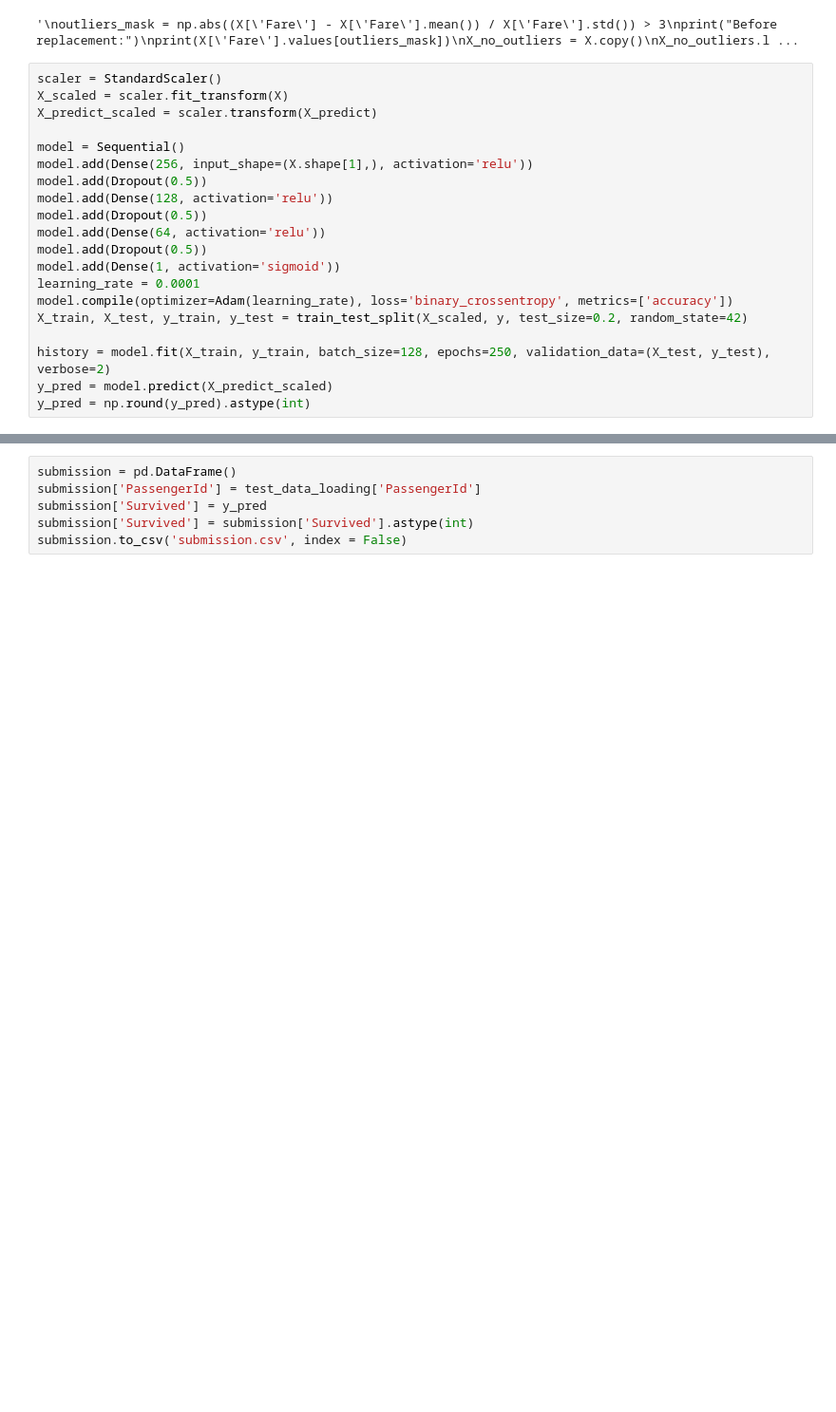
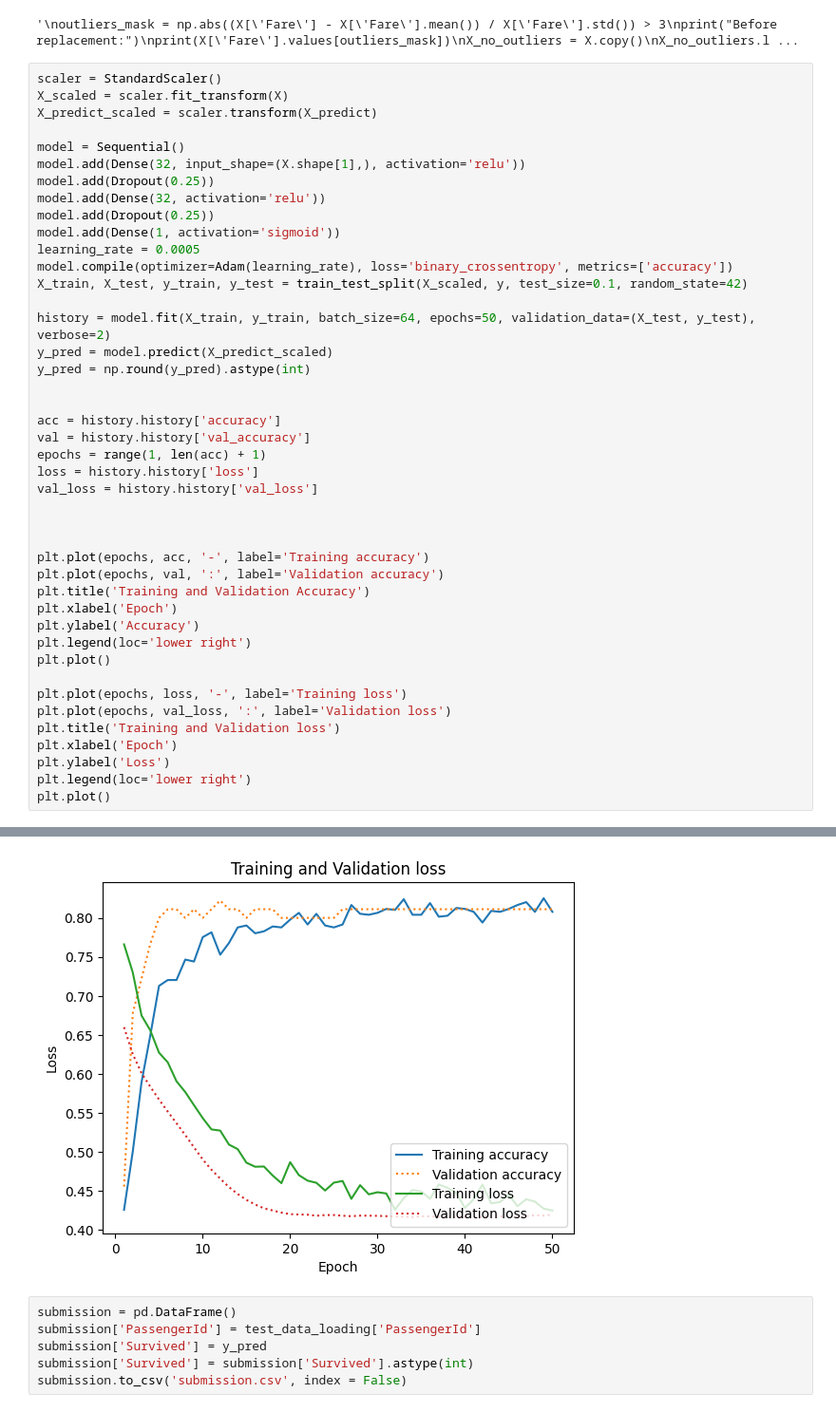
Before and after one commit to Shengan01/Kaggle, a Jupyter notebook: Competitions/Titanic/titan.ipynb, the cells around one changed output, grey strips where cells are left out. Shown at 95% size. Saved outputs shown, nothing was run; the diff lists cells and outputs as text; blank space fills up the shorter version.

```diff
--- a/Competitions/Titanic/titan.ipynb
+++ b/Competitions/Titanic/titan.ipynb
@@ -347,18 +347,41 @@ X_scaled = scaler.fit_transform(X)
 X_predict_scaled = scaler.transform(X_predict)
 
 model = Sequential()
-model.add(Dense(256, input_shape=(X.shape[1],), activation='relu'))
-model.add(Dropout(0.5))
-model.add(Dense(128, activation='relu'))
-model.add(Dropout(0.5))
-model.add(Dense(64, activation='relu'))
-model.add(Dropout(0.5))
+model.add(Dense(32, input_shape=(X.shape[1],), activation='relu'))
+model.add(Dropout(0.25))
+model.add(Dense(32, activation='relu'))
+model.add(Dropout(0.25))
 model.add(Dense(1, activation='sigmoid'))
-learning_rate = 0.0001
+learning_rate = 0.0005
 model.compile(optimizer=Adam(learning_rate), loss='binary_crossentropy', metrics=['accuracy'])
-X_train, X_test, y_train, y_test = train_test_split(X_scaled, y, test_size=0.2, random_state=42)
+X_train, X_test, y_train, y_test = train_test_split(X_scaled, y, test_size=0.1, random_state=42)
 
-history = model.fit(X_train, y_train, batch_size=128, epochs=250, validation_data=(X_test, y_test), verbose=2)
+history = model.fit(X_train, y_train, batch_size=64, epochs=50, validation_data=(X_test, y_test), verbose=2)
 y_pred = model.predict(X_predict_scaled)
 y_pred = np.round(y_pred).astype(int)
+
+
+acc = history.history['accuracy']
+val = history.history['val_accuracy']
+epochs = range(1, len(acc) + 1)
+loss = history.history['loss']
+val_loss = history.history['val_loss']
+
+
+
+plt.plot(epochs, acc, '-', label='Training accuracy')
+plt.plot(epochs, val, ':', label='Validation accuracy')
+plt.title('Training and Validation Accuracy')
+plt.xlabel('Epoch')
+plt.ylabel('Accuracy')
+plt.legend(loc='lower right')
+plt.plot()
+
+plt.plot(epochs, loss, '-', label='Training loss')
+plt.plot(epochs, val_loss, ':', label='Validation loss')
+plt.title('Training and Validation loss')
+plt.xlabel('Epoch')
+plt.ylabel('Loss')
+plt.legend(loc='lower right')
+plt.plot()
 # %% [output]
@@ -382,3 +406,4 @@ Epoch 250/250
+[figure, added]
 # %%
 submission = pd.DataFrame()
 submission['PassengerId'] = test_data_loading['PassengerId']
```
Also changed, not shown: parts of 3 cells of this notebook, 2 other files.
